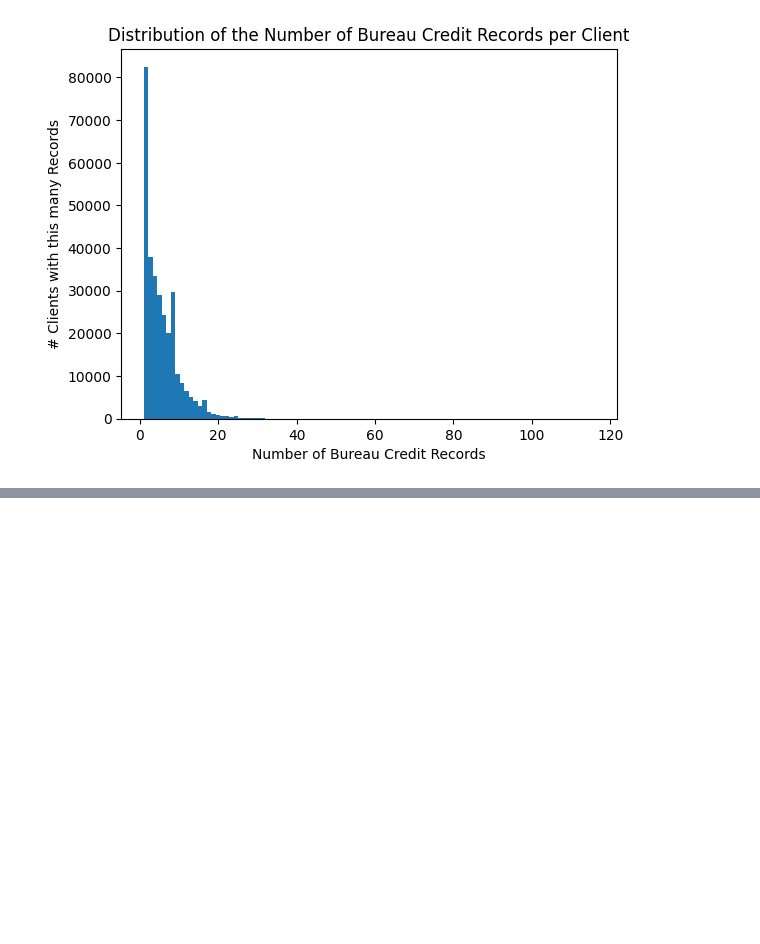
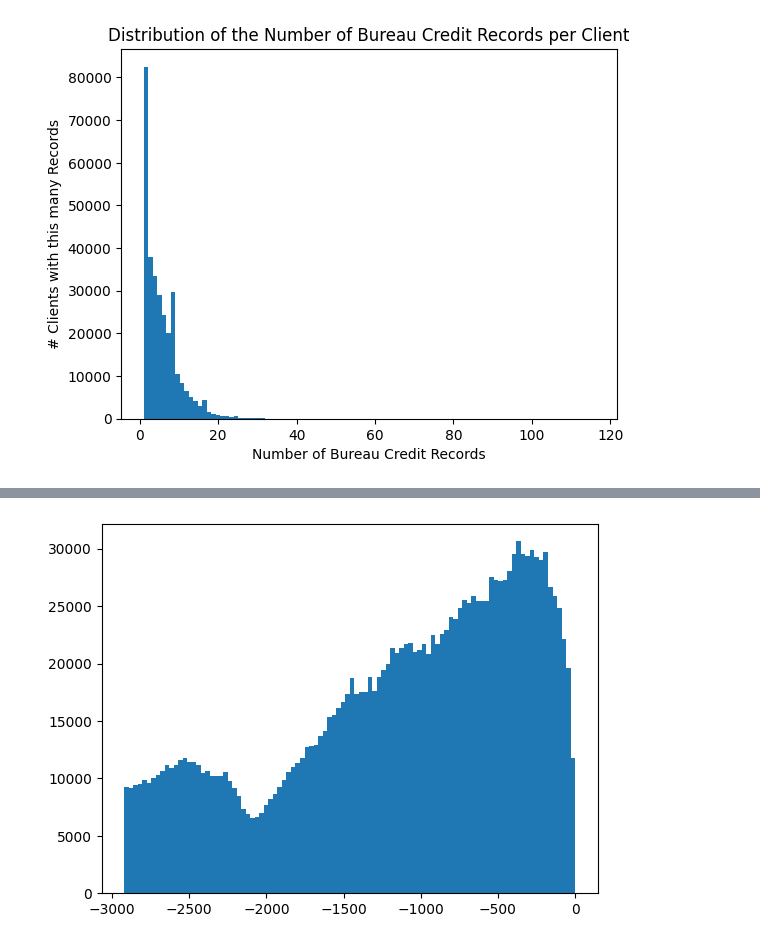
Before and after one commit to annahanslc/home-credit-default-risk-project, a Jupyter notebook: Project drafts/Features_1.ipynb, the cells around one changed output, grey strips where cells are left out. Drawn from its saved outputs; the diff is of its cells as text; code cells hidden in the pictures; blank space fills up the shorter version.

```diff
--- a/Project drafts/Features_1.ipynb
+++ b/Project drafts/Features_1.ipynb
@@ -81,0 +216,6 @@ plt.ylabel('# Clients with this many Records');
+# %%
+# check the distribution
+
+plt.hist(df['DAYS_CREDIT'], bins=100);
+# %% [output]
+[figure, added]
```
Also changed, not shown: parts of 36 cells of this notebook.
